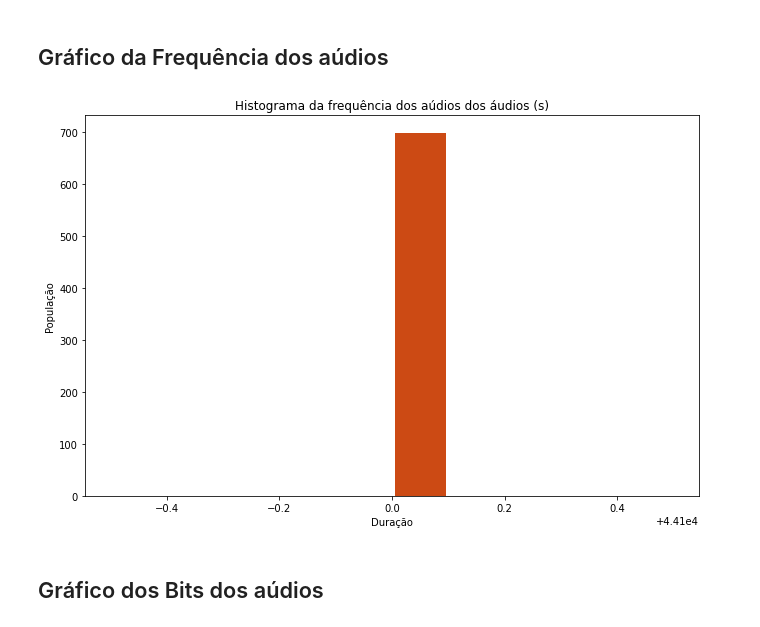
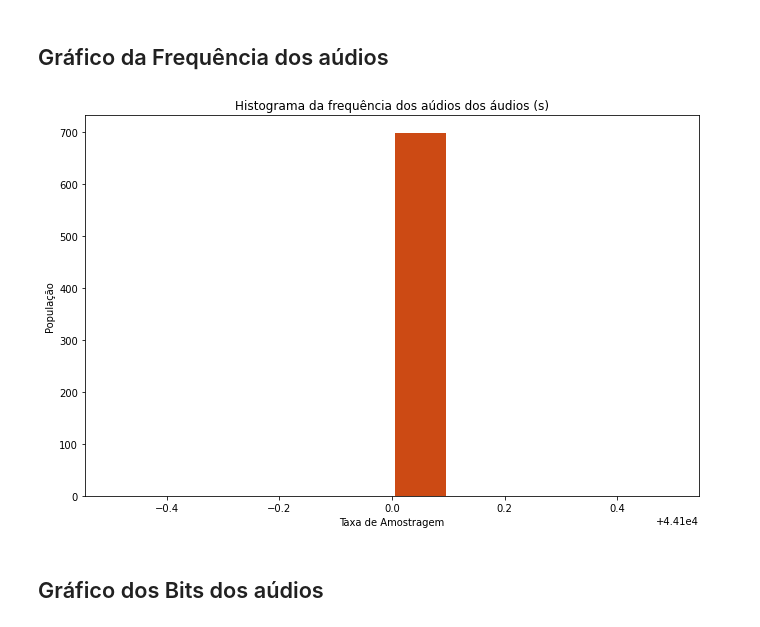
Before and after one commit to FranciscoMaik/Processamento_de_audio, a Jupyter notebook: classes_de_TEIA.ipynb, the cells around one changed output. Saved outputs shown, nothing was run; the diff lists cells and outputs as text; code cells hidden in the pictures.

```diff
--- a/classes_de_TEIA.ipynb
+++ b/classes_de_TEIA.ipynb
@@ -101,13 +104,13 @@ plt.show()
 # %%
 plt.hist(metadata_path['Sampling_Rate'], rwidth=0.9, color='#CC4A14')
 plt.rcParams['figure.figsize'] = (11,7)
-plt.xlabel('Duração')
+plt.xlabel('Taxa de Amostragem')
 plt.ylabel('População')
 plt.title('Histograma da frequência dos aúdios dos áudios (s)')
 plt.grid(False)
 plt.show()
 # %% [output]
-[figure, old version]
+[figure, new version]
 # %% [markdown]
 ## Gráfico dos Bits dos aúdios
 # %%
```
Also changed, not shown: parts of 6 cells of this notebook, 1 other file.
